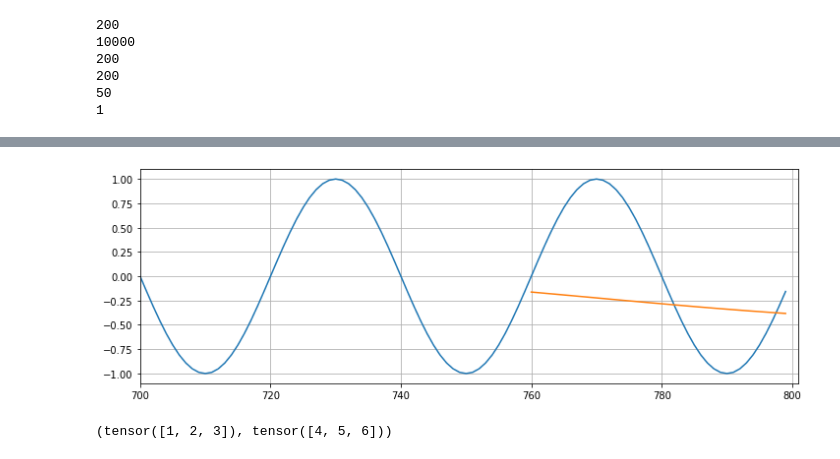
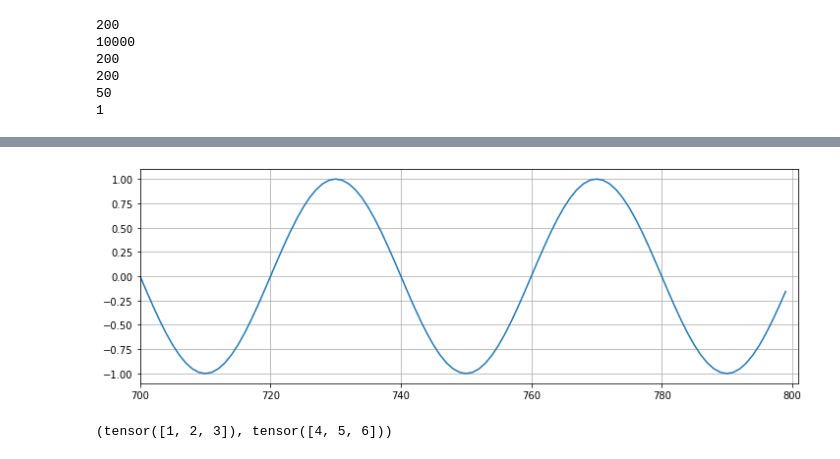
Before and after one commit to mario-dohr/my-college-lectures, a Jupyter notebook: LSTM/rnn_example.ipynb, the cells around one changed output, grey strips where cells are left out. Cells and saved outputs as stored; diff of their text form; code cells hidden in the pictures.

```diff
--- a/LSTM/rnn_example.ipynb
+++ b/LSTM/rnn_example.ipynb
@@ -376,12 +364,12 @@ Epoch 9 Loss 0.000433095934567973
 # %%
 plt.figure(figsize=(12,4))
 plt.xlim(700, 801)
 plt.grid(True)
 plt.plot(y.numpy())
-plt.plot(range(760,800), preds[window_size:])
+#plt.plot(range(760,800), preds[window_size:])
 plt.show()
 # %% [output]
-[figure, old version]
+[figure, new version]
 # %%
 a = torch.tensor([1,2,3])
 b = torch.tensor([4,5,6])
```
Also changed, not shown: parts of 24 cells of this notebook, 2 other files.
